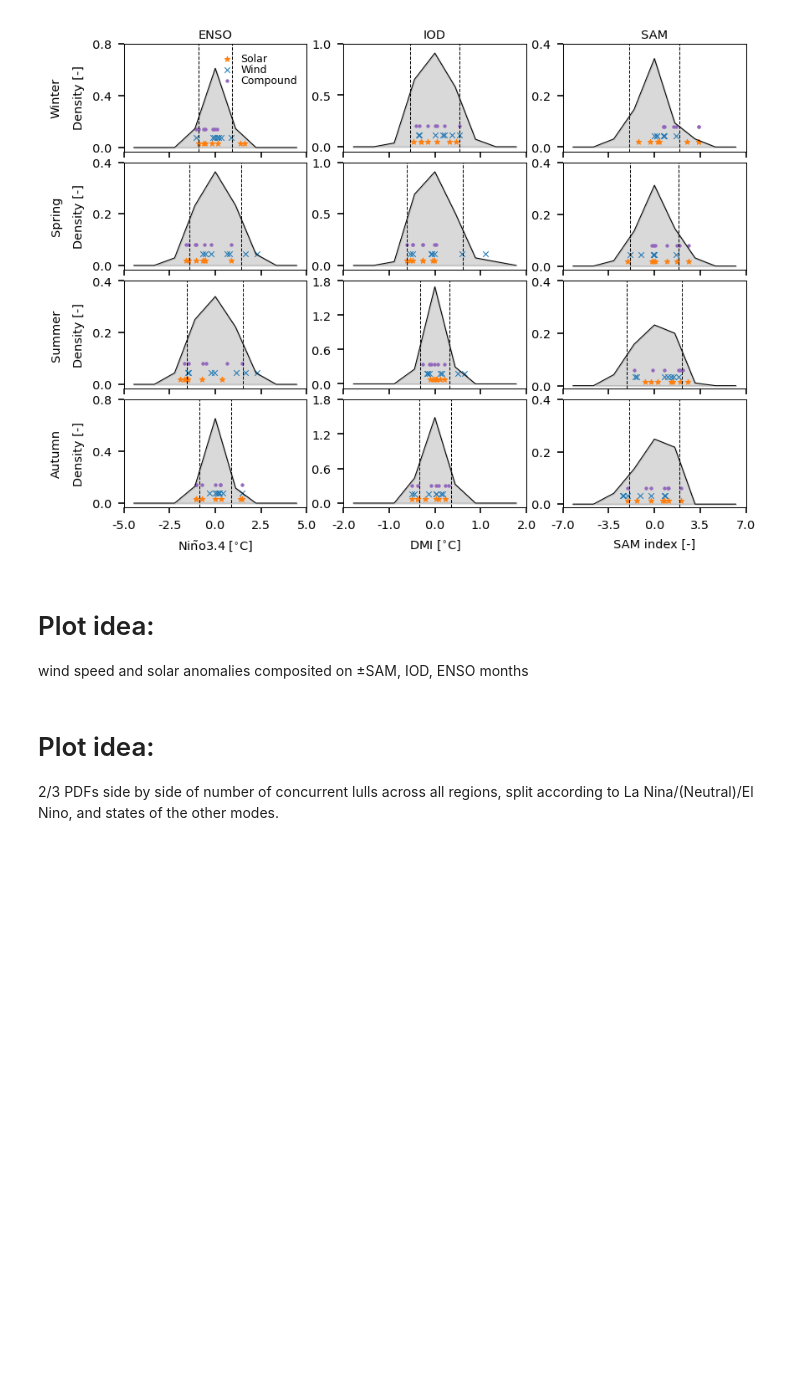
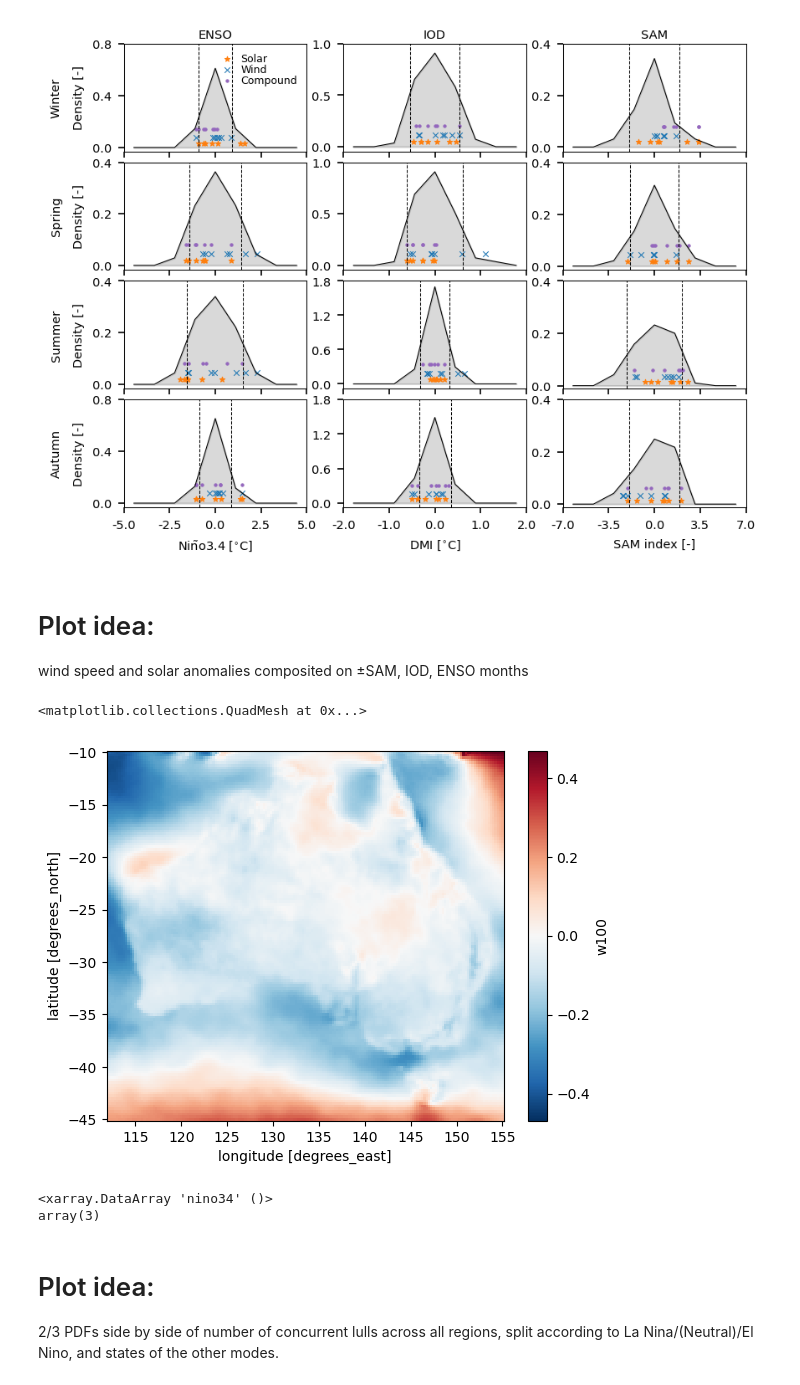
Before and after one commit to dougrichardson/Richardson_2023_energy, a Jupyter notebook: 2_drivers.ipynb, the cells around one changed output. Cells and saved outputs as stored; diff of their text form; code cells hidden in the pictures; blank space fills up the shorter version.

```diff
--- a/2_drivers.ipynb
+++ b/2_drivers.ipynb
@@ -841,3 +835,5 @@ with plt.rc_context(plt_params):
 # Plot idea:
 
 wind speed and solar anomalies composited on ±SAM, IOD, ENSO months
+# %%
+aus_100w_seasonal_anoms = aus_100w_seasonal.groupby('time.month') - aus_100w_seasonal.groupby('time.month').mean('time')
@@ -843,0 +842,5 @@ wind speed and solar anomalies composited on ±SAM, IOD, ENSO months
+# %%
+aus_100w_seasonal_anoms.where(nino34['nino34'] > 1 * nino34['nino34'].std('time')).mean('time').plot()
+# %% [output]
+<matplotlib.collections.QuadMesh at 0x...>
+[figure, added]
@@ -844,3 +853,8 @@ wind speed and solar anomalies composited on ±SAM, IOD, ENSO months
+# %%
+d.count()
+# %% [output]
+<xarray.DataArray 'nino34' ()>
+array(3)
 # %% [markdown]
 # Plot idea:
 
```
Also changed, not shown: parts of 9 cells of this notebook.
